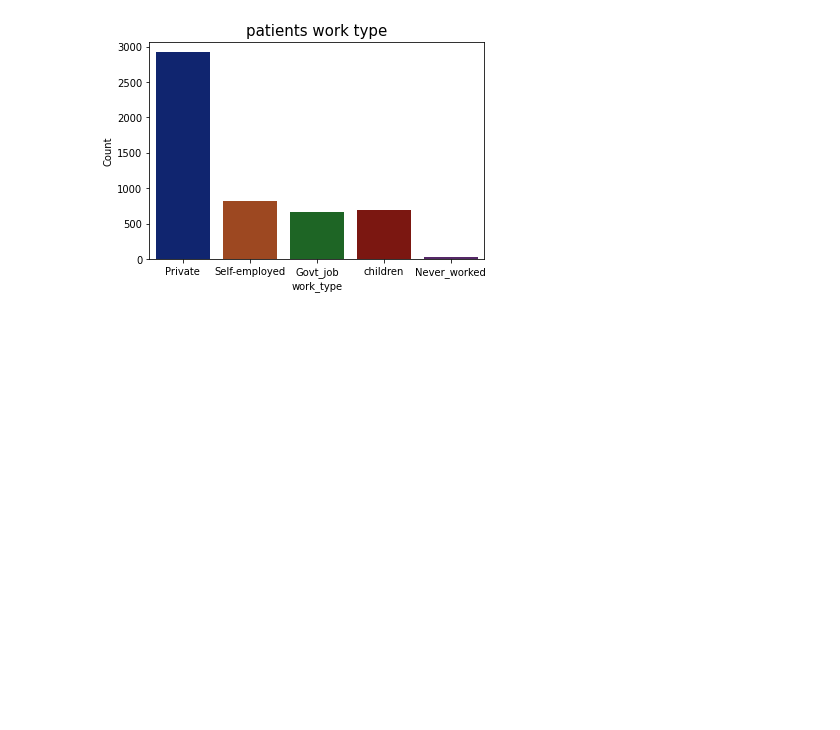
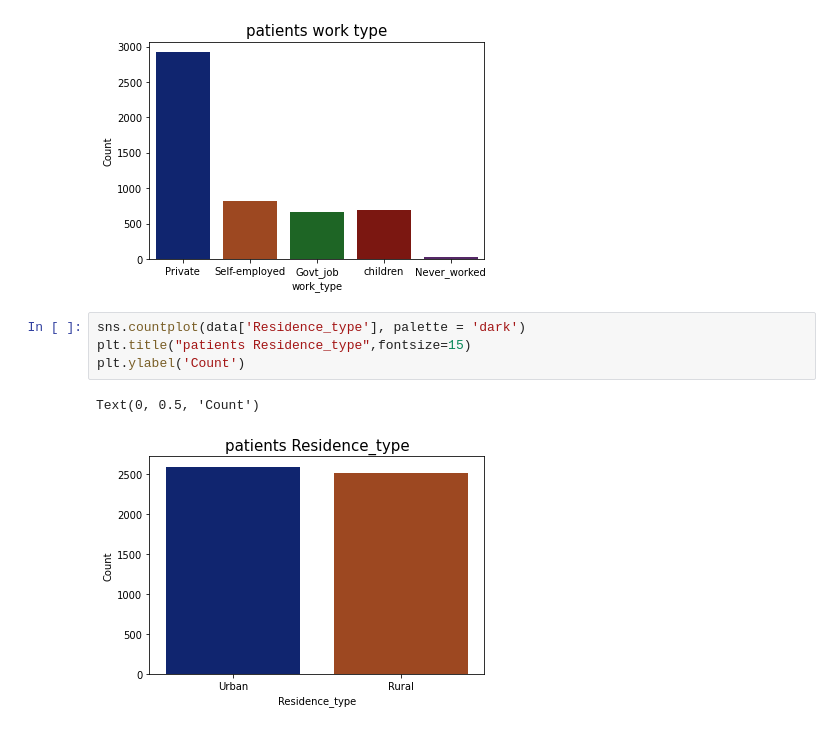
Before and after one commit to alanjoe12/EDA-Exploratory-data-analysis-, a Jupyter notebook: healthcare-dataset-stroke-data/healthcare-dataset-stroke-data.ipynb, the cells around one changed output. Cells and saved outputs as stored; diff of their text form; blank space fills up the shorter version.

```diff
--- a/healthcare-dataset-stroke-data/healthcare-dataset-stroke-data.ipynb
+++ b/healthcare-dataset-stroke-data/healthcare-dataset-stroke-data.ipynb
@@ -150,3 +173,10 @@ plt.ylabel('Count')
 # %% [output]
 Text(0, 0.5, 'Count')
 [figure]
+# %%
+sns.countplot(data['Residence_type'], palette = 'dark')
+plt.title("patients Residence_type",fontsize=15)
+plt.ylabel('Count')
+# %% [output]
+Text(0, 0.5, 'Count')
+[figure, added]
```
Also changed, not shown: parts of 14 cells of this notebook.
